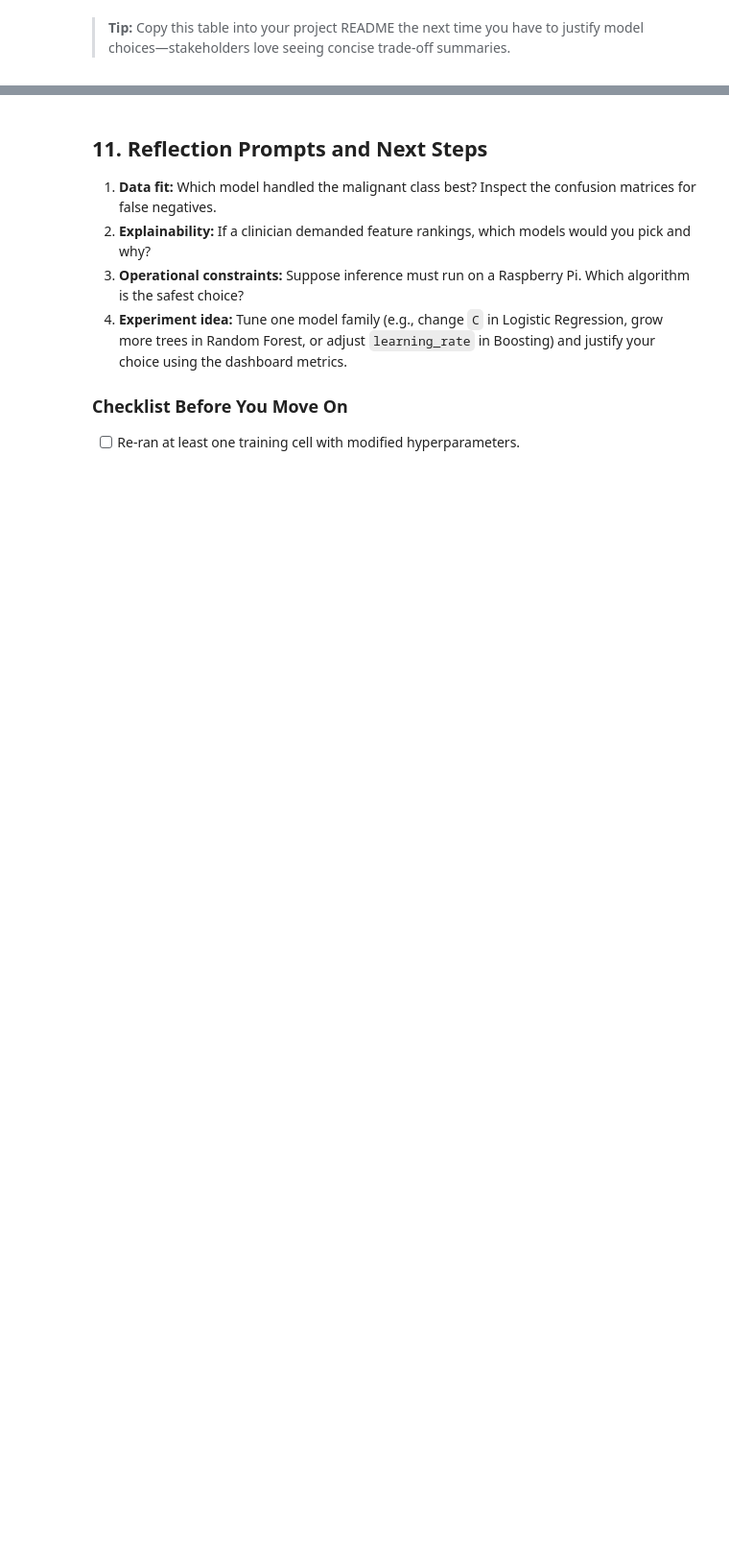
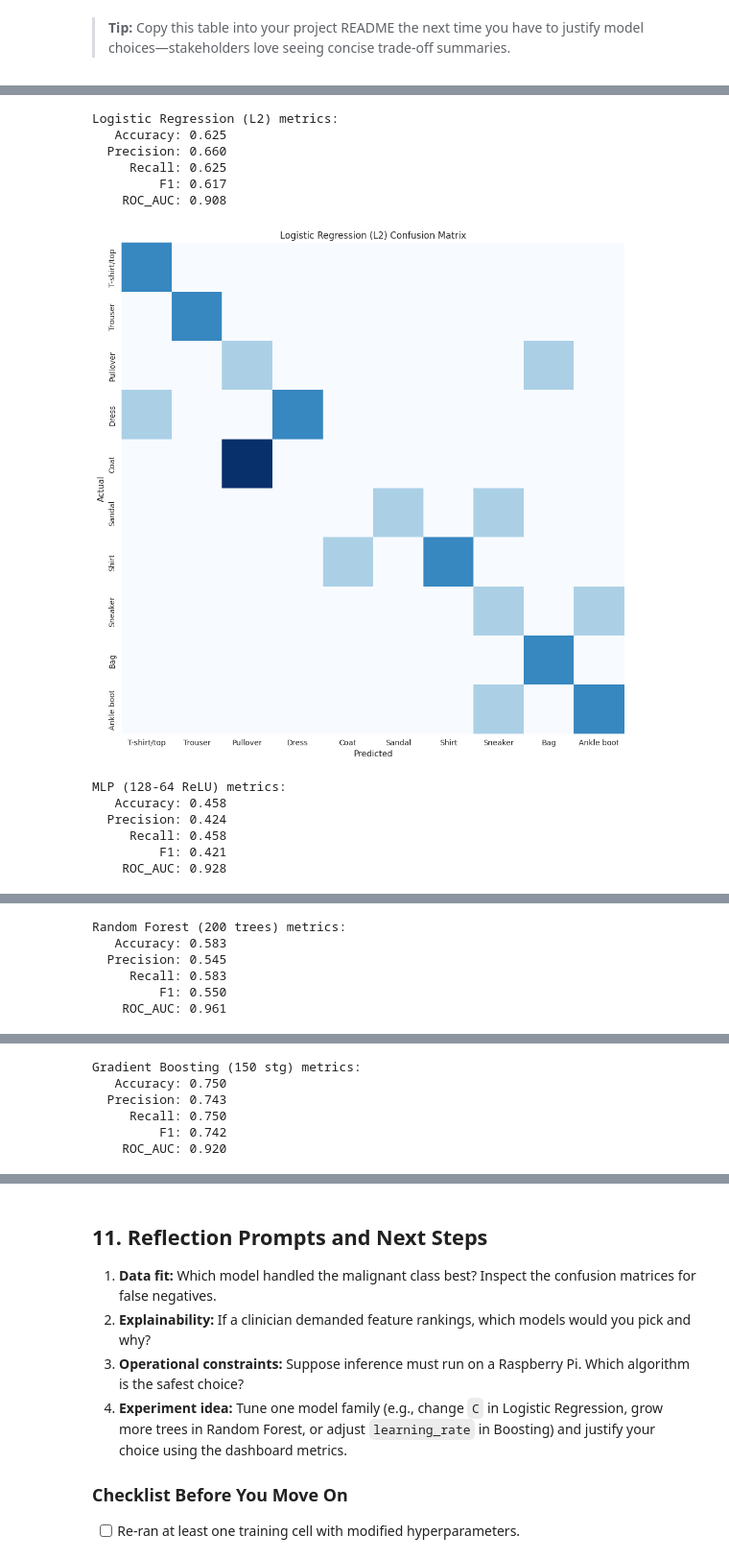
Before and after one commit to uf-bme/BME6938-Spring-2026, a Jupyter notebook: lessons/06-Classic-ML-Models/06-Classic-ML-Models.ipynb, the cells around one changed output, grey strips where cells are left out. Shown at 96% size. Drawn from its saved outputs; the diff is of its cells as text; code cells hidden in the pictures; blank space fills up the shorter version.

```diff
--- a/lessons/06-Classic-ML-Models/06-Classic-ML-Models.ipynb
+++ b/lessons/06-Classic-ML-Models/06-Classic-ML-Models.ipynb
@@ -594,15 +614,14 @@ We will train the same four model families with MNIST-friendly hyperparameters.
 # %%
-mnist_class_names = [str(i) for i in range(10)]
-mnist_results = []
+fashion_results = []
 
-mnist_experiments = [
+fashion_experiments = [
     (
         "Logistic Regression (L2)",
-        LogisticRegression(solver="lbfgs", max_iter=400, C=1.0),
-        X_train_mnist_scaled,
-        y_train_mnist,
-        X_test_mnist_scaled,
-        y_test_mnist,
+        LogisticRegression(solver="lbfgs", max_iter=600, C=1.0),
+        X_train_fashion_scaled,
+        y_train_fashion,
+        X_test_fashion_scaled,
+        y_test_fashion,
     ),
     (
         "MLP (128-64 ReLU)",
@@ -615,50 +634,64 @@ mnist_experiments = [
             max_iter=80,
             random_state=42,
         ),
-        X_train_mnist_scaled,
-        y_train_mnist,
-        X_test_mnist_scaled,
-        y_test_mnist,
+        X_train_fashion_scaled,
+        y_train_fashion,
+        X_test_fashion_scaled,
+        y_test_fashion,
     ),
     (
         "Random Forest (200 trees)",
         RandomForestClassifier(
             n_estimators=200,
             max_depth=None,
             min_samples_leaf=1,
             n_jobs=-1,
             random_state=42,
         ),
-        X_train_mnist,
-        y_train_mnist,
-        X_test_mnist,
-        y_test_mnist,
+        X_train_fashion,
+        y_train_fashion,
+        X_test_fashion,
+        y_test_fashion,
     ),
     (
         "Gradient Boosting (150 stg)",
         GradientBoostingClassifier(
             learning_rate=0.05,
             n_estimators=150,
             max_depth=2,
             subsample=0.7,
             max_features="sqrt",
             random_state=42,
         ),
-        X_train_mnist,
-        y_train_mnist,
-        X_test_mnist,
-        y_test_mnist,
+        X_train_fashion,
+        y_train_fashion,
+        X_test_fashion,
+        y_test_fashion,
     ),
 ]
 
-for name, estimator, X_tr, y_tr, X_te, y_te in mnist_experiments:
+for name, estimator, X_tr, y_tr, X_te, y_te in fashion_experiments:
     train_and_evaluate(
         name=name,
         estimator=estimator,
         X_train=X_tr,
         y_train=y_tr,
         X_test=X_te,
         y_test=y_te,
-        class_names=mnist_class_names,
-        results_store=mnist_results,
+        class_names=fashion_class_names,
+        results_store=fashion_results,
     )
+# %% [output]
+Logistic Regression (L2) metrics:
+   Accuracy: 0.625
+  Precision: 0.660
+     Recall: 0.625
+         F1: 0.617
+    ROC_AUC: 0.908
+[figure, added]
+MLP (128-64 ReLU) metrics:
+   Accuracy: 0.458
+  Precision: 0.424
+     Recall: 0.458
+         F1: 0.421
+    ROC_AUC: 0.928
@@ -664,0 +699,6 @@ for name, estimator, X_tr, y_tr, X_te, y_te in mnist_experiments:
+Random Forest (200 trees) metrics:
+   Accuracy: 0.583
+  Precision: 0.545
+     Recall: 0.583
+         F1: 0.550
+    ROC_AUC: 0.961
@@ -664,0 +706,6 @@ for name, estimator, X_tr, y_tr, X_te, y_te in mnist_experiments:
+Gradient Boosting (150 stg) metrics:
+   Accuracy: 0.750
+  Precision: 0.743
+     Recall: 0.750
+         F1: 0.742
+    ROC_AUC: 0.920
```
Also changed, not shown: parts of 11 cells of this notebook, 3 other files.
